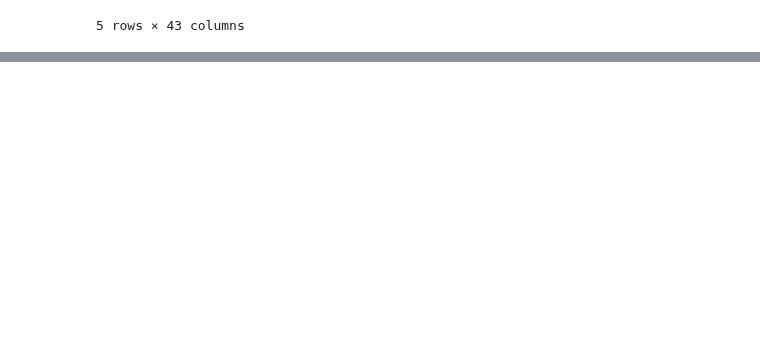
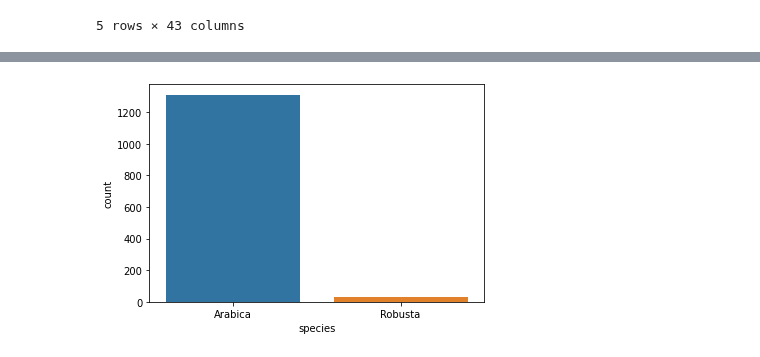
Before and after one commit to Starburned7/data-analytics-projects, a Jupyter notebook: coffee_types.ipynb, the cells around one changed output, grey strips where cells are left out. Drawn from its saved outputs; the diff is of its cells as text; code cells hidden in the pictures; blank space fills up the shorter version.

```diff
--- a/coffee_types.ipynb
+++ b/coffee_types.ipynb
@@ -15,0 +58,4 @@ df.head()
+# %%
+sns.countplot(x='species', data=df);
+# %% [output]
+[figure, added]
```
Also changed, not shown: parts of 4 cells of this notebook.
